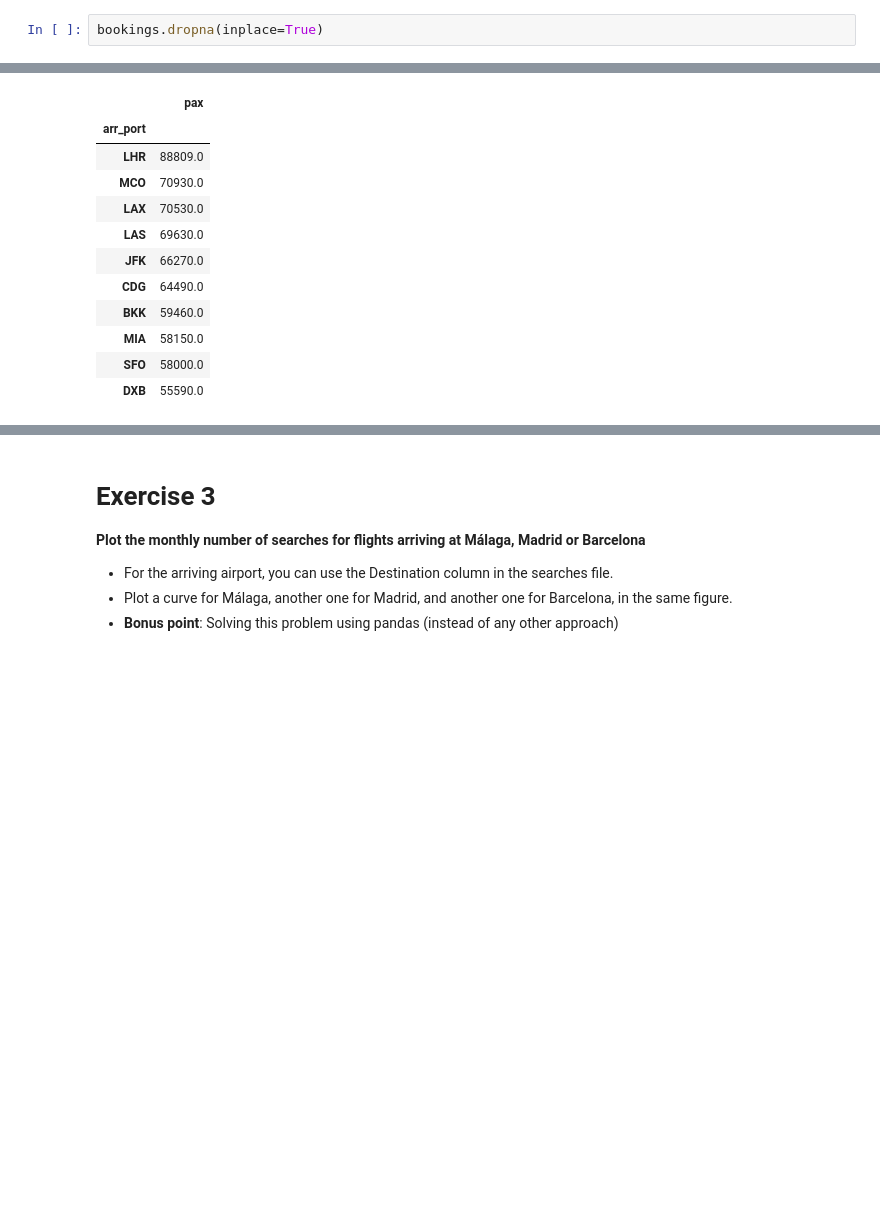
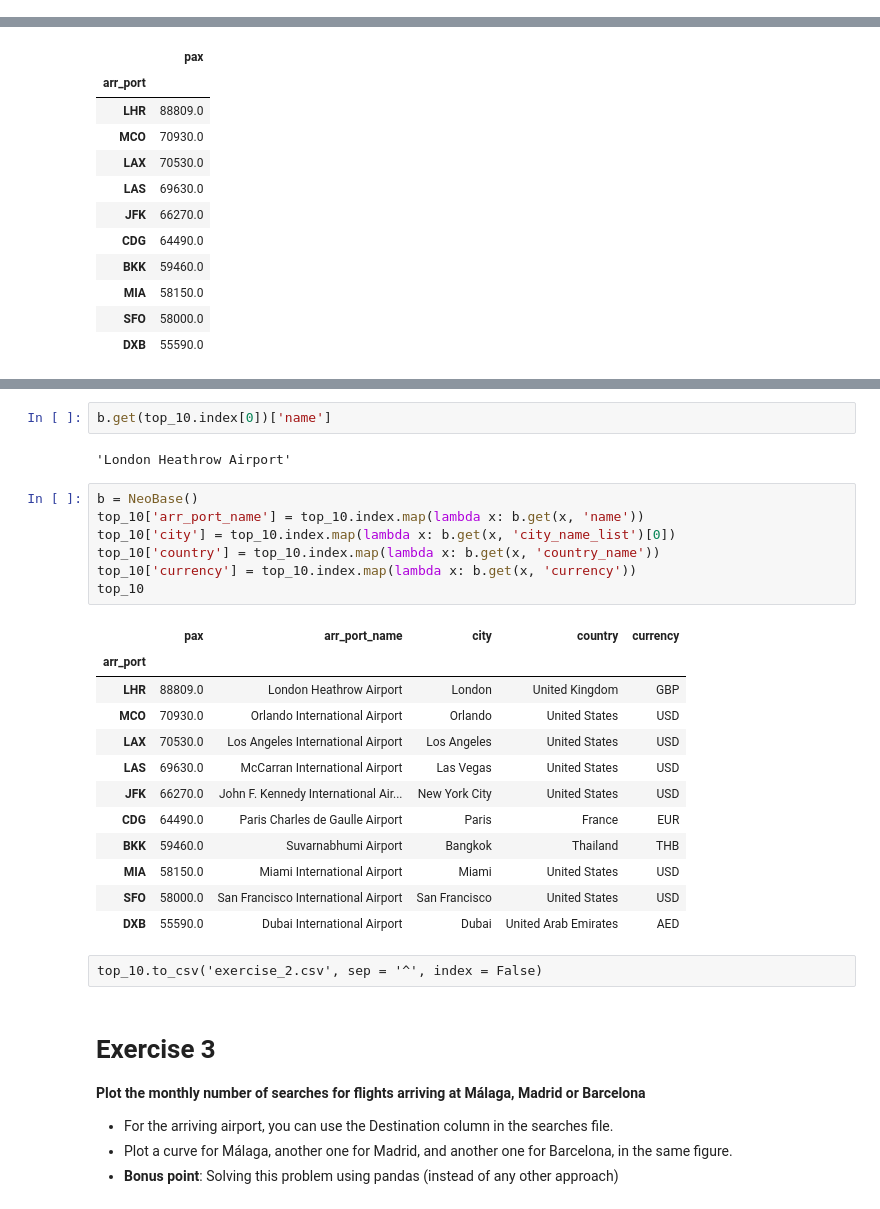
Before and after one commit to javiicc/DS_Challenge, a Jupyter notebook: Data_Science_Challenge.ipynb, the cells around one changed output, grey strips where cells are left out. Cells and saved outputs as stored; diff of their text form; blank space fills up the shorter version.

Commit message:
Add some improvements to exerc 1 and 2

```diff
--- a/Data_Science_Challenge.ipynb
+++ b/Data_Science_Challenge.ipynb
@@ -161,2 +293,0 @@ dtype: int64
-# %%
-bookings.dropna(inplace=True)
@@ -271,3 +350,29 @@ ModuleNotFoundError: No module named 'neobase'
+# %%
+b.get(top_10.index[0])['name']
+# %% [output]
+'London Heathrow Airport'
+# %%
+b = NeoBase()
+top_10['arr_port_name'] = top_10.index.map(lambda x: b.get(x, 'name'))
+top_10['city'] = top_10.index.map(lambda x: b.get(x, 'city_name_list')[0])
+top_10['country'] = top_10.index.map(lambda x: b.get(x, 'country_name'))
+top_10['currency'] = top_10.index.map(lambda x: b.get(x, 'currency'))
+top_10
+# %% [output]
+|  | pax | arr_port_name | city | country | currency |
+| arr_port |  |  |  |  |  |
+| LHR | 88809.0 | London Heathrow Airport | London | United Kingdom | GBP |
+| MCO | 70930.0 | Orlando International Airport | Orlando | United States | USD |
+| LAX | 70530.0 | Los Angeles International Airport | Los Angeles | United States | USD |
+| LAS | 69630.0 | McCarran International Airport | Las Vegas | United States | USD |
+| JFK | 66270.0 | John F. Kennedy International Air... | New York City | United States | USD |
+| CDG | 64490.0 | Paris Charles de Gaulle Airport | Paris | France | EUR |
+| BKK | 59460.0 | Suvarnabhumi Airport | Bangkok | Thailand | THB |
+| MIA | 58150.0 | Miami International Airport | Miami | United States | USD |
+| SFO | 58000.0 | San Francisco International Airport | San Francisco | United States | USD |
+| DXB | 55590.0 | Dubai International Airport | Dubai | United Arab Emirates | AED |
+# %% [raw]
+top_10.to_csv('exercise_2.csv', sep = '^', index = False)
 # %% [markdown]
 # Exercise 3
 
```
Also changed, not shown: parts of 58 cells of this notebook, 2 other files.
